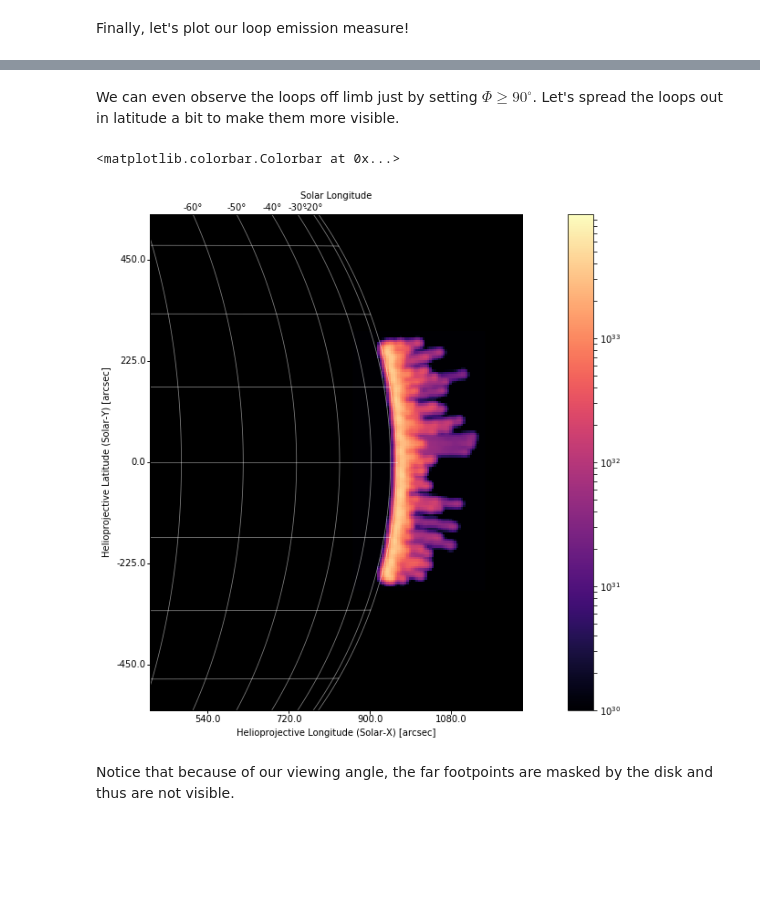
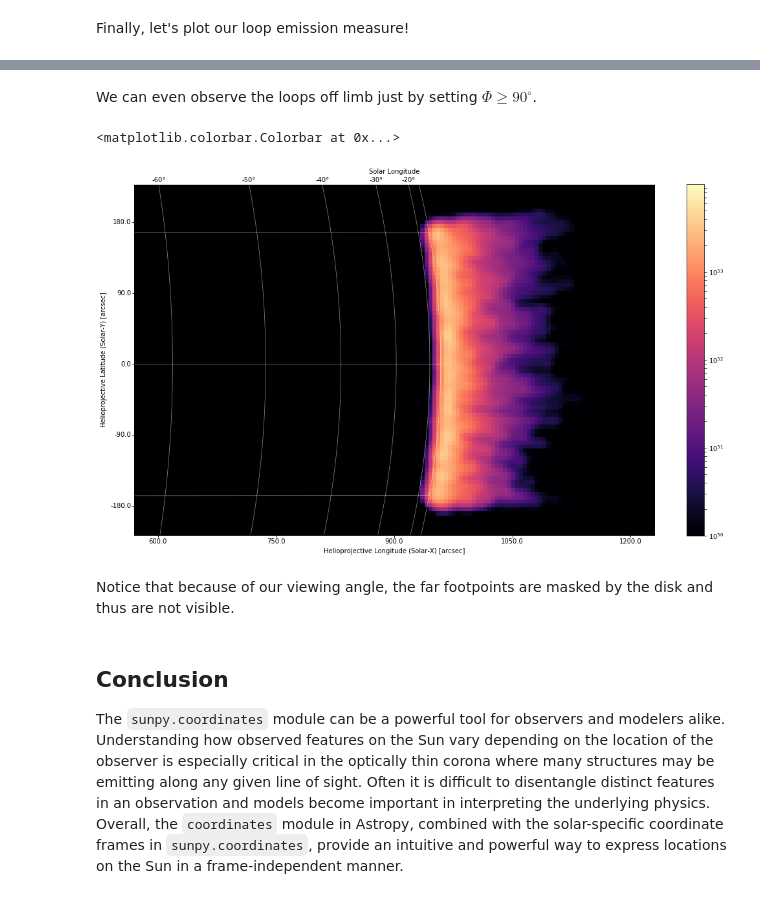
Before and after one commit to sunpy/sunpy.org, a Jupyter notebook: posts/2018/2018-07-21-coronal-loop-coordinates.ipynb, the cells around one changed output, grey strips where cells are left out. Drawn from its saved outputs; the diff is of its cells as text; code cells hidden in the pictures; blank space fills up the shorter version.

```diff
--- a/posts/2018/2018-07-21-coronal-loop-coordinates.ipynb
+++ b/posts/2018/2018-07-21-coronal-loop-coordinates.ipynb
@@ -66,7 +66,7 @@ def semi_circular_loop(length,theta0=0*u.deg,n=1000):
                      frame=hcc_frame)
             .transform_to('heliographic_stonyhurst'))
 # %%
-loop = semi_circular_loop(500*u.Mm,n=1000,theta0=30*u.deg)
+loop = semi_circular_loop(500*u.Mm,theta0=30*u.deg)
 # %%
 loop[[0,-1]] # First and last points
 # %% [output]
@@ -158,5 +154,5 @@ First, let's choose an observing location. We can use the exact same `SkyCoord`
 # %%
-observer = SkyCoord(lon=-0*u.deg,
+observer = SkyCoord(lon=0*u.deg,
                     lat=0*u.deg,
                     radius=const.au,
                     frame='heliographic_stonyhurst')
@@ -318,0 +270,3 @@ def em_arcade(n_loops,observer, length_min=10*u.Mm, length_max=100*u.Mm, theta_m
+# %%
+coords,densities = loop_arcade(500,length_min=50*u.Mm,length_max=500*u.Mm,
+                               theta_min=-10*u.deg,theta_max=10*u.deg,)
@@ -369,26 +391,28 @@ fig.colorbar(im,ax=ax)
 # %% [markdown]
-We can even observe the loops off limb just by setting $\Phi\ge90^{\circ}$. Let's spread the loops out in latitude a bit to make them more visible.
+We can even observe the loops off limb just by setting $\Phi\ge90^{\circ}$.
 # %%
 observer = SkyCoord(lon=-100*u.deg,
                     lat=0*u.deg,
                     radius=const.au,
                     frame='heliographic_stonyhurst')
-arcade_map = em_arcade(500,observer,length_min=50*u.Mm,length_max=500*u.Mm,
-                       theta_min=-15*u.deg,theta_max=15*u.deg,)
+arcade_map = arcade_to_map(coords,densities,observer)
 # %%
 fig = plt.figure(figsize=(18,10))
 ax = fig.gca(projection=arcade_map)
 im = arcade_map.plot()
 arcade_map.draw_grid(grid_spacing=10*u.deg,color='w',axes=ax)
-ax.plot_coord(SkyCoord(450*u.arcsec,-500*u.arcsec,
+ax.plot_coord(SkyCoord(600*u.arcsec,-200*u.arcsec,
                        frame=arcade_map.coordinate_frame),color='w',alpha=0)
-ax.plot_coord(SkyCoord(1200*u.arcsec,500*u.arcsec,
+ax.plot_coord(SkyCoord(1200*u.arcsec,200*u.arcsec,
                        frame=arcade_map.coordinate_frame),color='w',alpha=0)
 ax.grid(alpha=0)
 ax.set_facecolor('k')
 fig.colorbar(im,ax=ax)
 # %% [output]
 <matplotlib.colorbar.Colorbar at 0x...>
-[figure, old version]
+[figure, new version]
 # %% [markdown]
 Notice that because of our viewing angle, the far footpoints are masked by the disk and thus are not visible.
+# %% [markdown]
+## Conclusion
+The `sunpy.coordinates` module can be a powerful tool for observers and modelers alike. Understanding how observed features on the Sun vary depending on the location of the observer is especially critical in the optically thin corona where many structures may be emitting along any given line of sight. Often it is difficult to disentangle distinct features in an observation and models become important in interpreting the underlying physics. Overall, the `coordinates` module in Astropy, combined with the solar-specific coordinate frames in `sunpy.coordinates`, provide an intuitive and powerful way to express locations on the Sun in a frame-independent manner.
```
Also changed, not shown: parts of 23 cells of this notebook.
